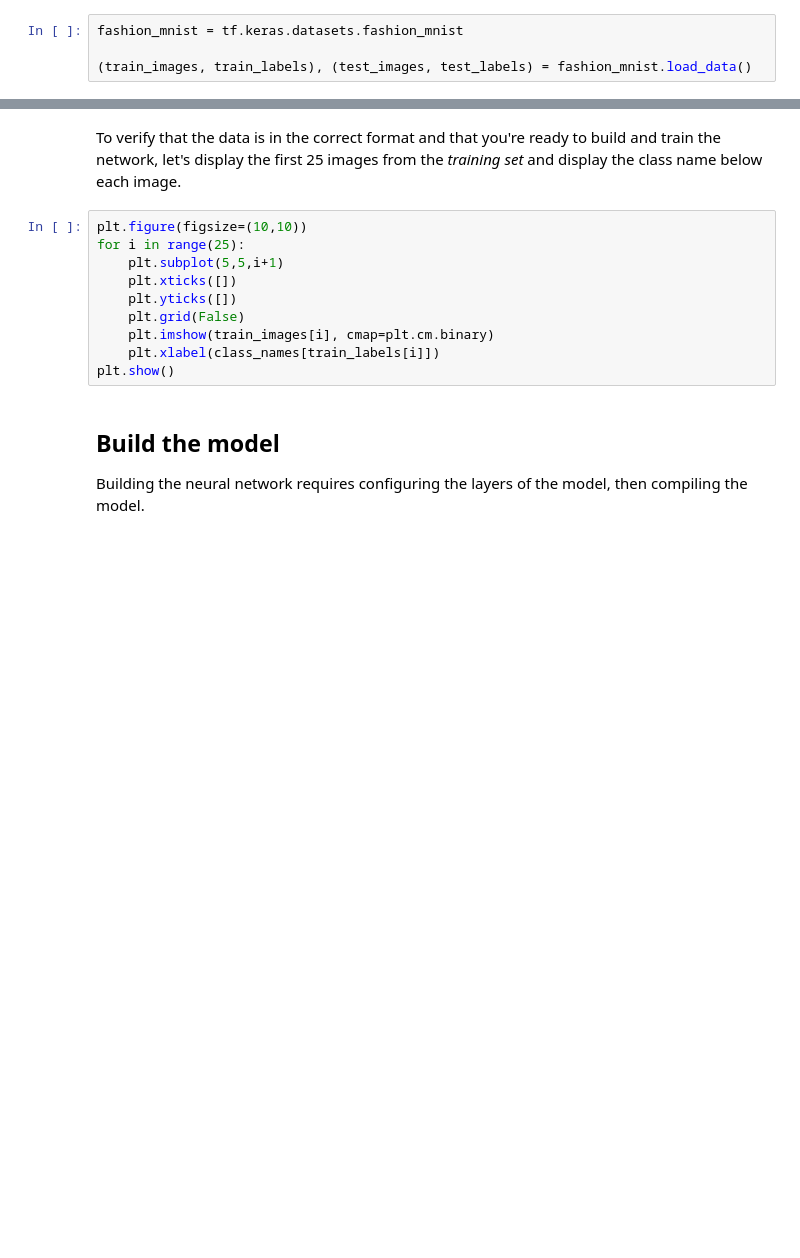
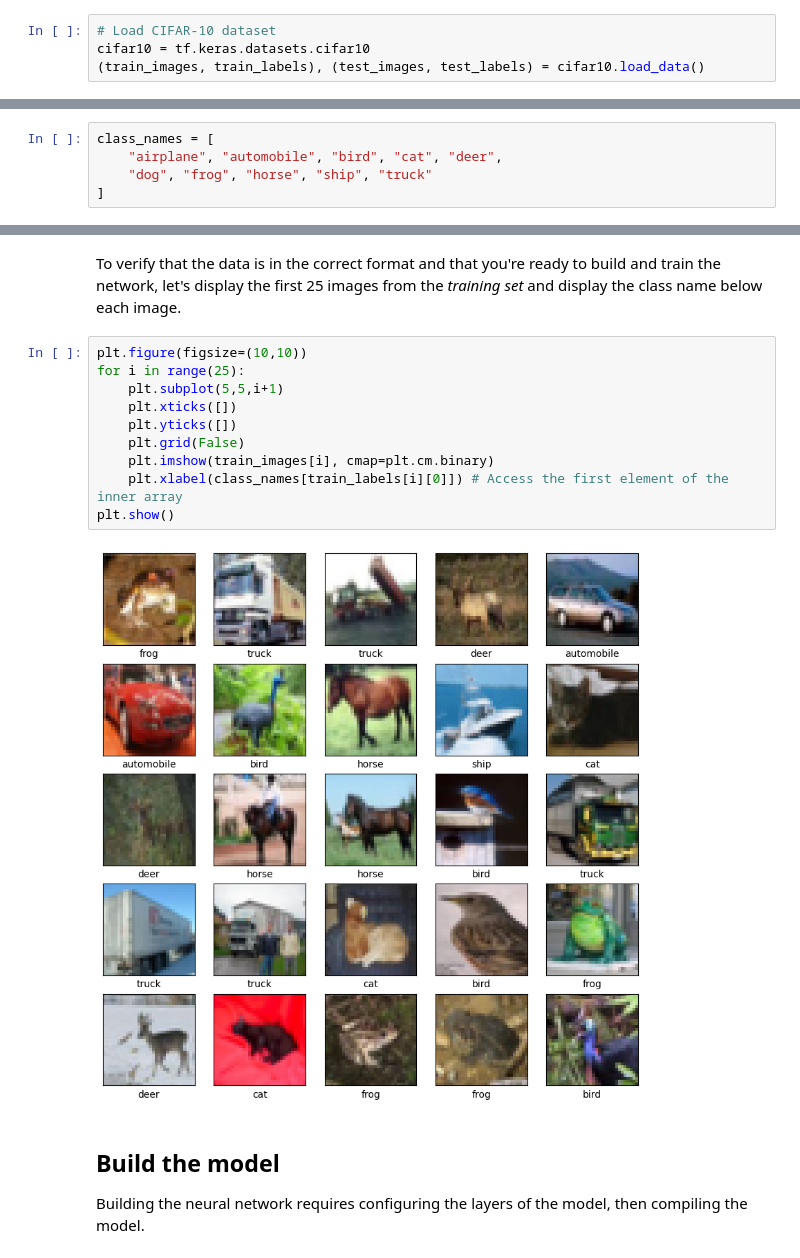
Before and after one commit to Ashirrak/Tensorflow, a Jupyter notebook: site/en/tutorials/keras/classification.ipynb, the cells around one changed output, grey strips where cells are left out. Drawn from its saved outputs; the diff is of its cells as text; blank space fills up the shorter version.

```diff
--- a/site/en/tutorials/keras/classification.ipynb
+++ b/site/en/tutorials/keras/classification.ipynb
@@ -87,9 +89,9 @@ This guide uses Fashion MNIST for variety, and because it's a slightly more chal
 
 Here, 60,000 images are used to train the network and 10,000 images to evaluate how accurately the network learned to classify images. You can access the Fashion MNIST directly from TensorFlow. Import and [load the Fashion MNIST data](https://www.tensorflow.org/api_docs/python/tf/keras/datasets/fashion_mnist/load_data) directly from TensorFlow:
 # %%
-fashion_mnist = tf.keras.datasets.fashion_mnist
-
-(train_images, train_labels), (test_images, test_labels) = fashion_mnist.load_data()
+# Load CIFAR-10 dataset
+cifar10 = tf.keras.datasets.cifar10
+(train_images, train_labels), (test_images, test_labels) = cifar10.load_data()
 # %% [markdown]
 Loading the dataset returns four NumPy arrays:
 
@@ -152,3 +151,8 @@ class_names = ['T-shirt/top', 'Trouser', 'Pullover', 'Dress', 'Coat',
+# %%
+class_names = [
+    "airplane", "automobile", "bird", "cat", "deer",
+    "dog", "frog", "horse", "ship", "truck"
+]
 # %% [markdown]
 ## Explore the data
 
@@ -192,13 +214,15 @@ To verify that the data is in the correct format and that you're ready to build
 # %%
 plt.figure(figsize=(10,10))
 for i in range(25):
     plt.subplot(5,5,i+1)
     plt.xticks([])
     plt.yticks([])
     plt.grid(False)
     plt.imshow(train_images[i], cmap=plt.cm.binary)
-    plt.xlabel(class_names[train_labels[i]])
+    plt.xlabel(class_names[train_labels[i][0]]) # Access the first element of the inner array
 plt.show()
+# %% [output]
+[figure, added]
 # %% [markdown]
 ## Build the model
 
```
Also changed, not shown: parts of 24 cells of this notebook.
